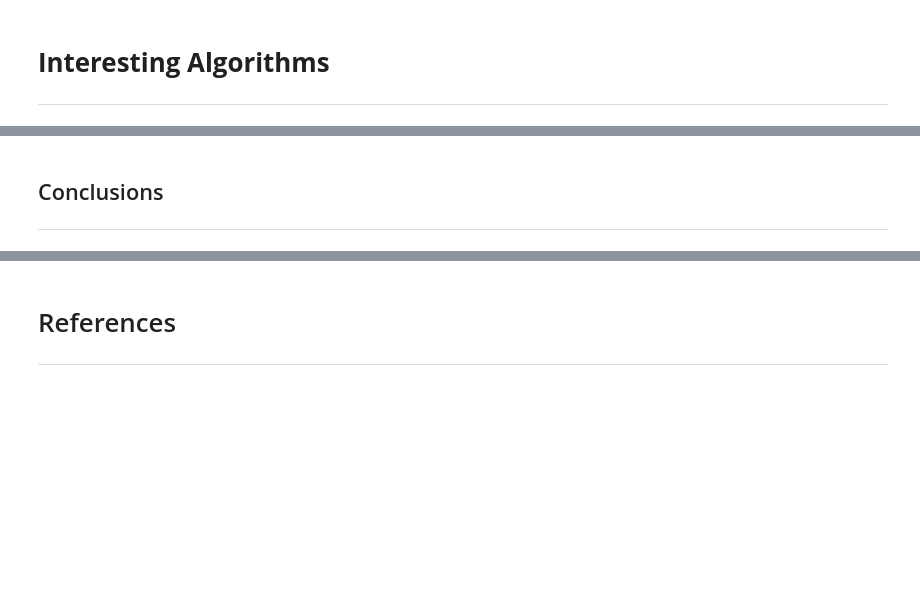
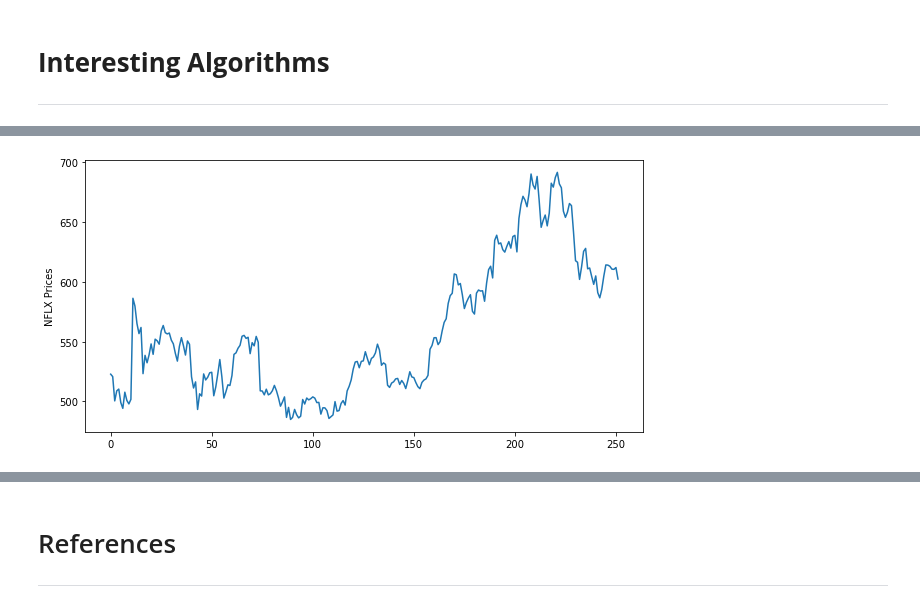
Before and after one commit to OwenKe11y/Emerging-Technologies-2021, a Jupyter notebook: project_notebooks/scikit-learn.ipynb, the cells around one changed output, grey strips where cells are left out. Saved outputs shown, nothing was run; the diff lists cells and outputs as text; code cells hidden in the pictures; blank space fills up the shorter version.

Commit message:
Scrapped entire scikit notebook and restarted with fresh frame of mind, added linear regression example

```diff
--- a/project_notebooks/scikit-learn.ipynb
+++ b/project_notebooks/scikit-learn.ipynb
@@ -67,6 +41,0 @@ import seaborn as sns
-# %%
-# Standard plot size.
-plt.rcParams['figure.figsize'] = (15, 10)
-
-# Standard colour scheme.
-plt.style.use('ggplot')
@@ -109,0 +67,3 @@ heart.describe()
+# %%
+# Load local .csv file as DataFrame
+Df = pd.read_csv('NFLX.csv')
@@ -118,3 +86,11 @@ sns.countplot(data = heart, x = heart['age'])
-# %% [markdown]
-## Conclusions
-***
+# %%
+# Only keep close columns
+Df=Df[['Close']]
+# Drop rows with missing values
+Df= Df.dropna()
+# Plot the closing price of GLD
+Df.Close.plot(figsize=(10,5))
+plt.ylabel("NFLX Prices")
+plt.show()
+# %% [output]
+[figure, added]
```
Also changed, not shown: parts of 30 cells of this notebook, 4 other files.
